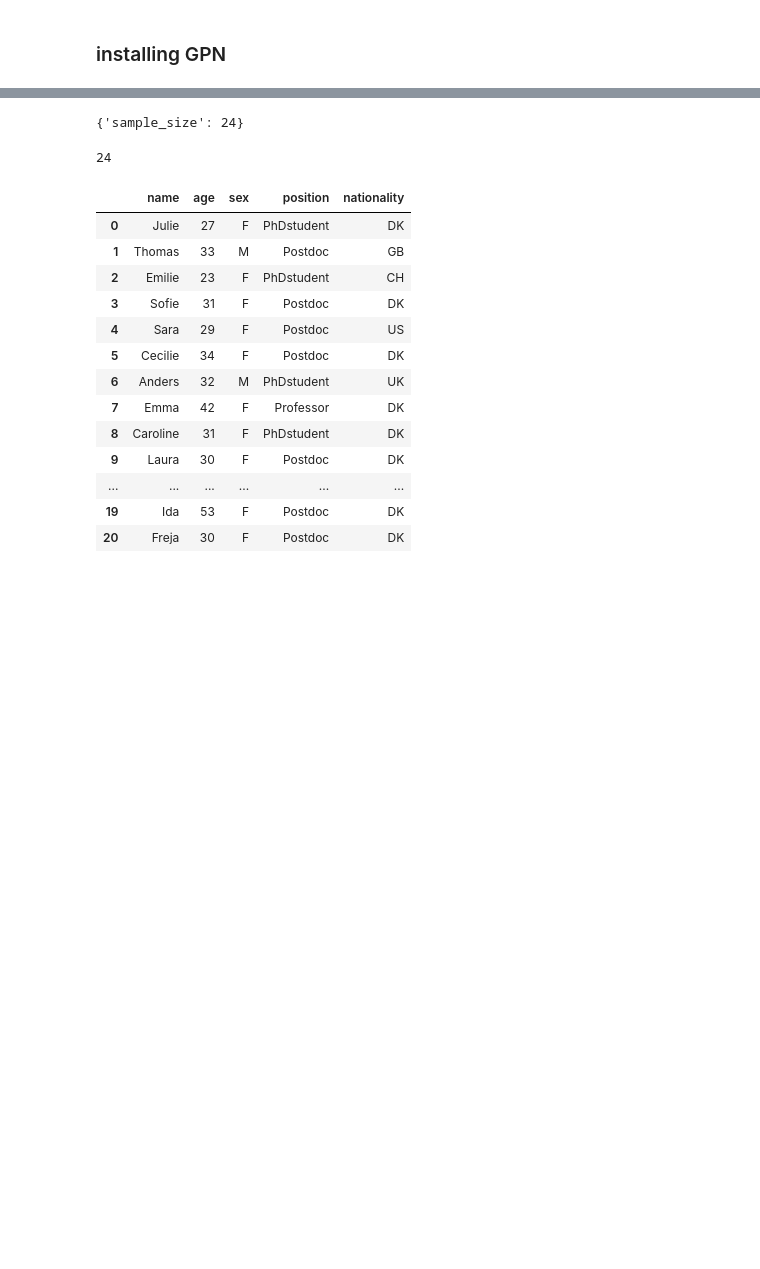
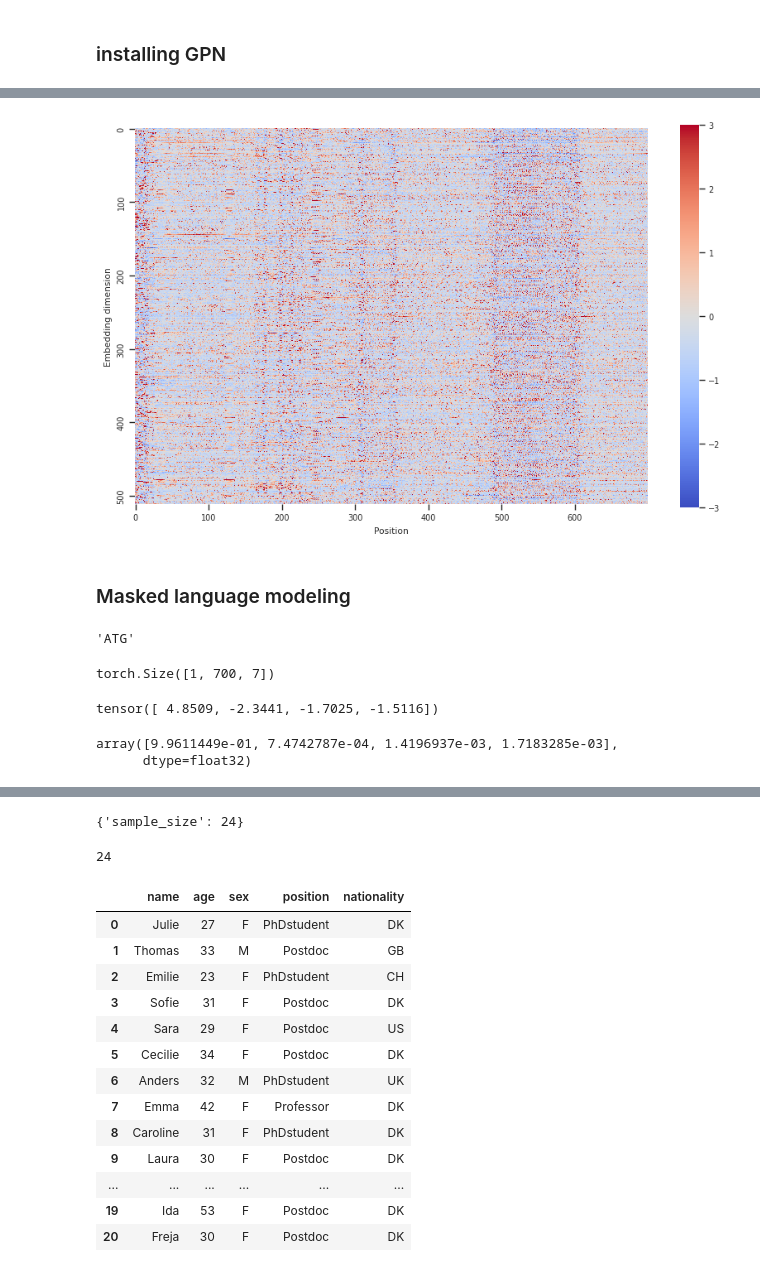
Before and after one commit to munch-group/johan_gpn_v2, a Jupyter notebook: notebooks/01_testing_GPN.ipynb, the cells around one changed output, grey strips where cells are left out. Drawn from its saved outputs; the diff is of its cells as text; code cells hidden in the pictures; blank space fills up the shorter version.

Commit message:
trying out the exsample GPN model  in 01_testing_GPN.ipynb

```diff
--- a/notebooks/01_testing_GPN.ipynb
+++ b/notebooks/01_testing_GPN.ipynb
@@ -40,0 +48,4 @@ from global_params import load_params
+# %%
+input_ids = tokenizer(seq, return_tensors="pt", return_attention_mask=False, return_token_type_ids=False)["input_ids"]
+print(input_ids.shape)
+input_ids[0, :10]
@@ -40,0 +57,7 @@ from global_params import load_params
+# %%
+model = AutoModel.from_pretrained(model_path)
+model.eval();
+# %%
+with torch.no_grad():
+    embedding = model(input_ids=input_ids).last_hidden_state
+embedding.shape
@@ -40,0 +68,5 @@ from global_params import load_params
+# %%
+embedding_df = pd.DataFrame(StandardScaler().fit_transform(embedding[0].numpy()))
+embedding_df.index.name = "Position"
+embedding_df.columns.name = "Embedding dimension"
+embedding_df
@@ -40,0 +88,8 @@ from global_params import load_params
+# %%
+# If you squint you can see the exon locations :)
+plt.figure(figsize=(10, 6))
+sns.heatmap(embedding_df.T, center=0, vmin=-3, vmax=3, cmap="coolwarm", square=True, xticklabels=100, yticklabels=100);
+# %% [output]
+[figure, added]
+# %% [markdown]
+### Masked language modeling
@@ -40,0 +99,4 @@ from global_params import load_params
+# %%
+seq[489:492]  # Start codon
+# %% [output]
+'ATG'
@@ -40,0 +106,19 @@ from global_params import load_params
+# %%
+input_ids
+with torch.no_grad():
+    all_logits = model_for_mlm(input_ids=input_ids).logits
+all_logits.shape
+# %% [output]
+torch.Size([1, 700, 7])
+# %%
+nucleotides = list('acgt')
+logits = all_logits[0, pos, [tokenizer.get_vocab()[nc] for nc in nucleotides]]
+logits
+# %% [output]
+tensor([ 4.8509, -2.3441, -1.7025, -1.5116])
+# %%
+probs = torch.nn.functional.softmax(logits, dim=0).numpy()
+probs
+# %% [output]
+array([9.9611449e-01, 7.4742787e-04, 1.4196937e-03, 1.7183285e-03],
+      dtype=float32)
```
Also changed, not shown: parts of 16 cells of this notebook.
